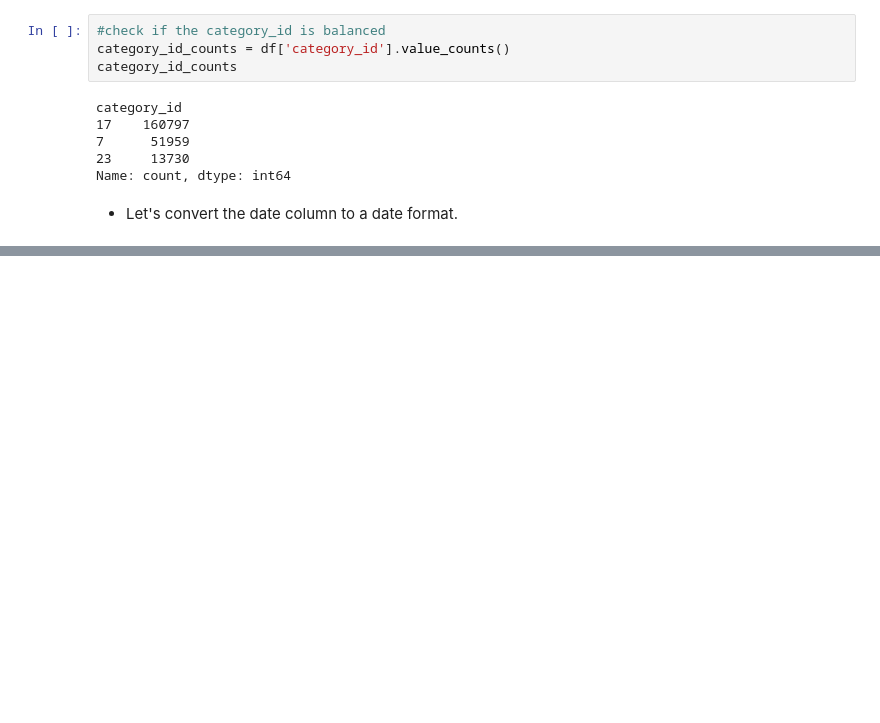
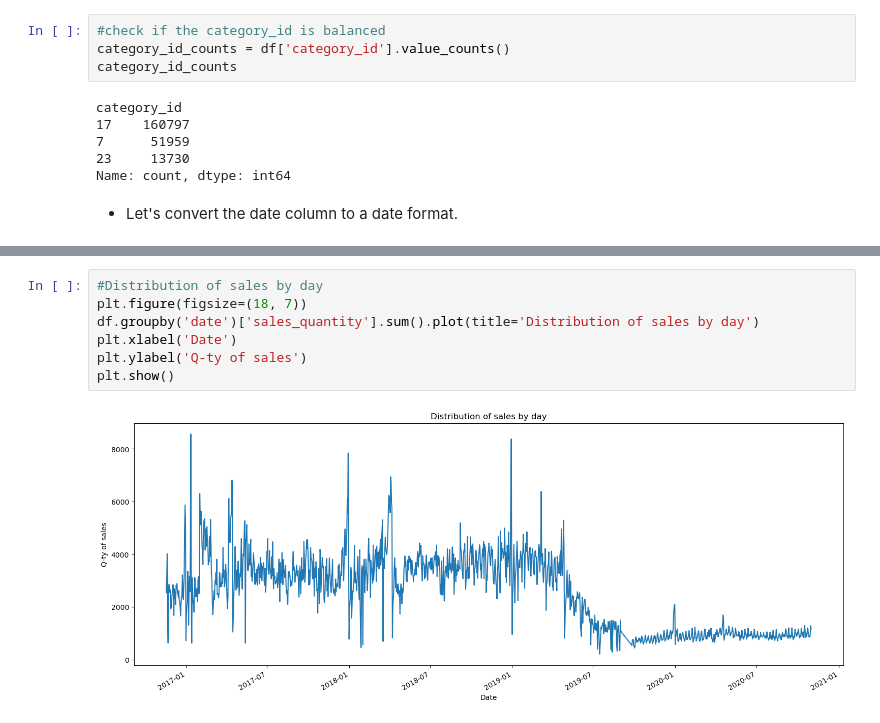
Before and after one commit to BorysZhyhalo/TemaBit-Fozzy-Group, a Jupyter notebook: main.ipynb, the cells around one changed output, grey strips where cells are left out. Cells and saved outputs as stored; diff of their text form; blank space fills up the shorter version.

Commit message:
Look like after the growing in sales price from 01-2020 we have a significant sales drop in q-ty

```diff
--- a/main.ipynb
+++ b/main.ipynb
@@ -104,0 +133,9 @@ df['date'] = pd.to_datetime(df['date'])
+# %%
+#Distribution of sales by day
+plt.figure(figsize=(18, 7))
+df.groupby('date')['sales_quantity'].sum().plot(title='Distribution of sales by day')
+plt.xlabel('Date')
+plt.ylabel('Q-ty of sales')
+plt.show()
+# %% [output]
+[figure, added]
```
Also changed, not shown: parts of 10 cells of this notebook, 2 other files.
